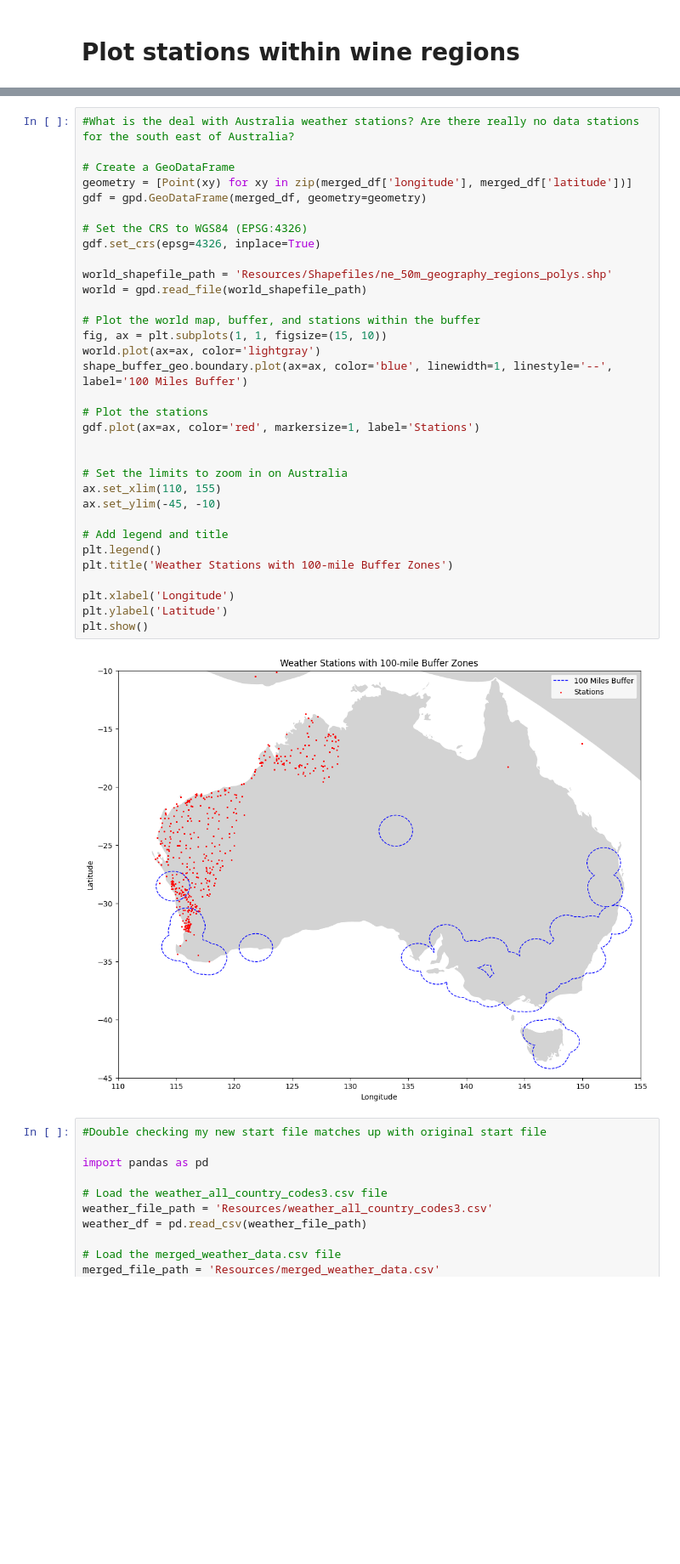
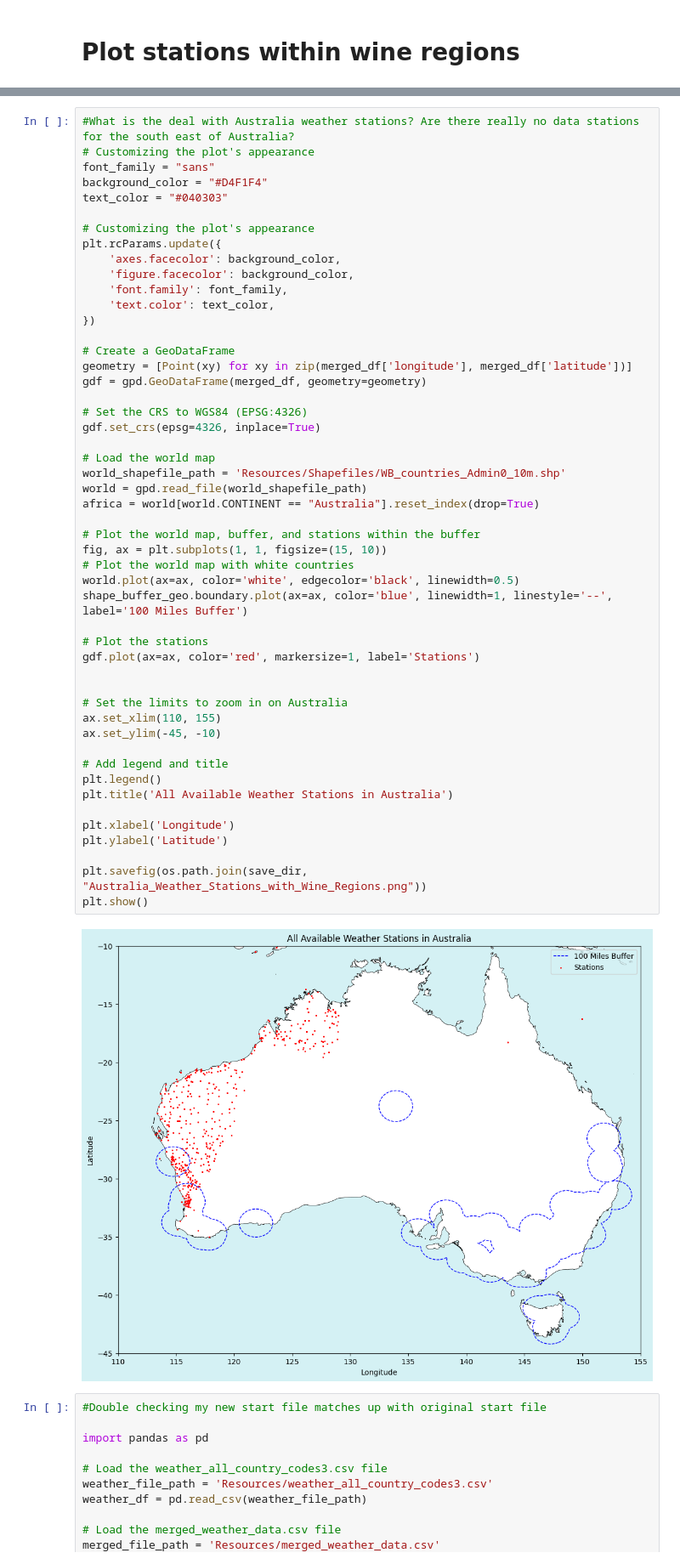
Before and after one commit to omomadcat/Viticulture, a Jupyter notebook: Wine_Project_Solution_main_updated_Regions.ipynb, the cells around one changed output, grey strips where cells are left out. Shown at 85% size. Cells and saved outputs as stored; diff of their text form; blank space fills up the shorter version.

```diff
--- a/Wine_Project_Solution_main_updated_Regions.ipynb
+++ b/Wine_Project_Solution_main_updated_Regions.ipynb
@@ -276,38 +380,55 @@ plt.show()
 # %%
 #What is the deal with Australia weather stations? Are there really no data stations for the south east of Australia?
+# Customizing the plot's appearance
+font_family = "sans"
+background_color = "#D4F1F4"
+text_color = "#040303"
+
+# Customizing the plot's appearance
+plt.rcParams.update({
+    'axes.facecolor': background_color,
+    'figure.facecolor': background_color,
+    'font.family': font_family,
+    'text.color': text_color,
+})
 
 # Create a GeoDataFrame
 geometry = [Point(xy) for xy in zip(merged_df['longitude'], merged_df['latitude'])]
 gdf = gpd.GeoDataFrame(merged_df, geometry=geometry)
 
 # Set the CRS to WGS84 (EPSG:4326)
 gdf.set_crs(epsg=4326, inplace=True)
 
-world_shapefile_path = 'Resources/Shapefiles/ne_50m_geography_regions_polys.shp'
+# Load the world map
+world_shapefile_path = 'Resources/Shapefiles/WB_countries_Admin0_10m.shp'
 world = gpd.read_file(world_shapefile_path)
+africa = world[world.CONTINENT == "Australia"].reset_index(drop=True)
 
 # Plot the world map, buffer, and stations within the buffer
 fig, ax = plt.subplots(1, 1, figsize=(15, 10))
-world.plot(ax=ax, color='lightgray')
+# Plot the world map with white countries
+world.plot(ax=ax, color='white', edgecolor='black', linewidth=0.5)
 shape_buffer_geo.boundary.plot(ax=ax, color='blue', linewidth=1, linestyle='--', label='100 Miles Buffer')
 
 # Plot the stations
 gdf.plot(ax=ax, color='red', markersize=1, label='Stations')
 
 
 # Set the limits to zoom in on Australia
 ax.set_xlim(110, 155)
 ax.set_ylim(-45, -10)
 
 # Add legend and title
 plt.legend()
-plt.title('Weather Stations with 100-mile Buffer Zones')
+plt.title('All Available Weather Stations in Australia')
 
 plt.xlabel('Longitude')
 plt.ylabel('Latitude')
+
+plt.savefig(os.path.join(save_dir, "Australia_Weather_Stations_with_Wine_Regions.png"))
 plt.show()
 # %% [output]
-[figure, old version]
+[figure, new version]
 # %%
 #Double checking my new start file matches up with original start file
 
```
Also changed, not shown: parts of 12 cells of this notebook.
